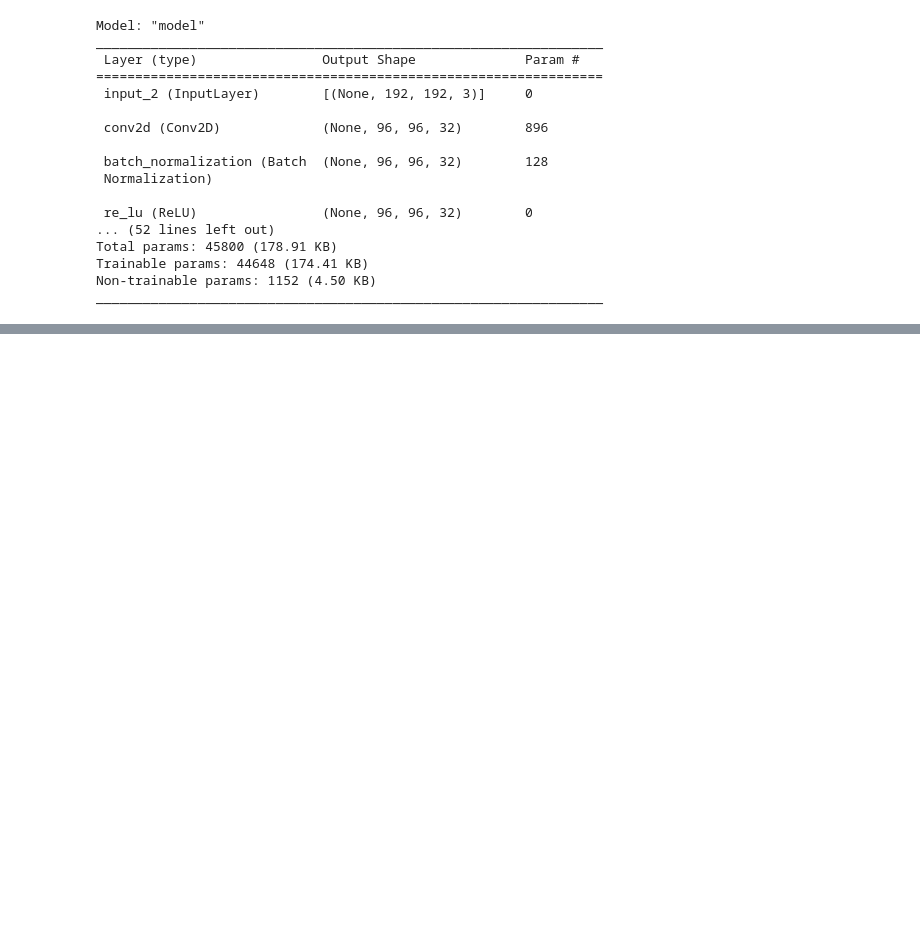
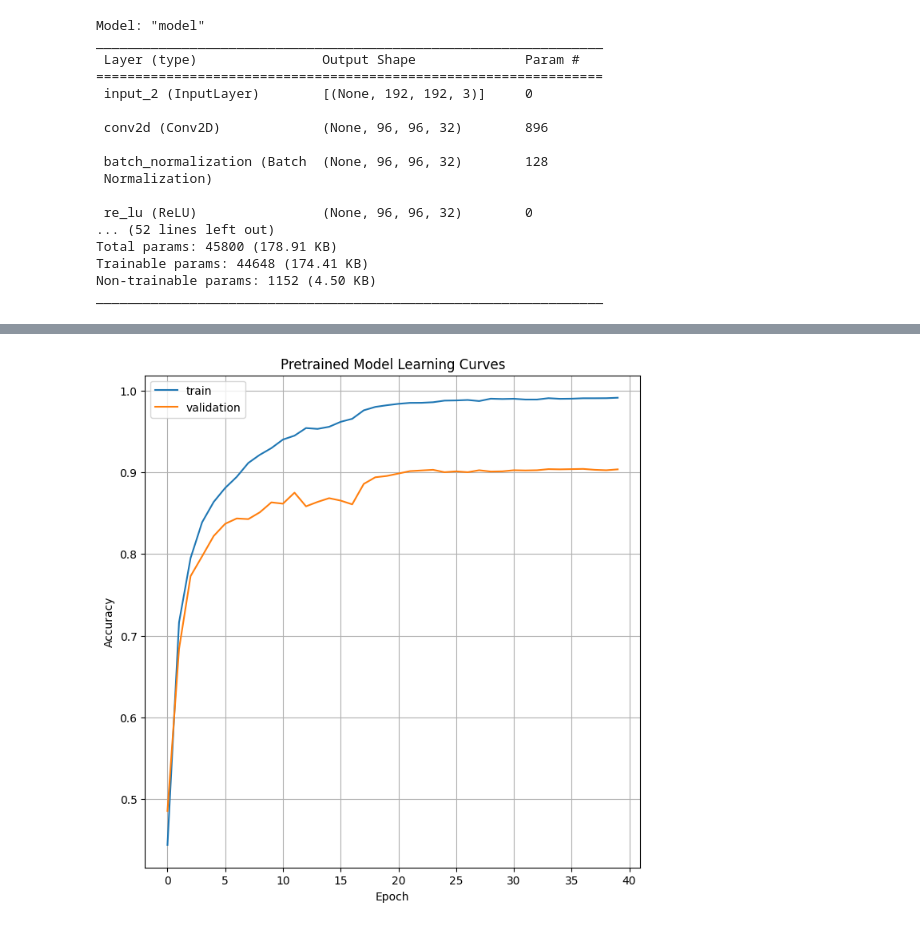
Before and after one commit to vinnichowdary/ImageClassifier, a Jupyter notebook: Petal_to_Metal_Image_Classification.ipynb, the cells around one changed output, grey strips where cells are left out. Cells and saved outputs as stored; diff of their text form; code cells hidden in the pictures; blank space fills up the shorter version.

Commit message:
models Trained and graphs plotted

```diff
--- a/Petal_to_Metal_Image_Classification.ipynb
+++ b/Petal_to_Metal_Image_Classification.ipynb
@@ -262,0 +308,27 @@ _________________________________________________________________
+# %%
+# Train the pretrained MobileNetV2 model
+pretrained_history = pretrained_model.fit(
+    get_training_dataset(),
+    validation_data=get_validation_dataset(),
+    epochs=40,
+    steps_per_epoch=num_training_images // BATCH_SIZE,
+    validation_steps=num_validation_images // BATCH_SIZE,
+    callbacks=[
+        tf.keras.callbacks.ModelCheckpoint(
+            "pretrained_model.h5",
+            monitor="val_accuracy",
+            mode="max",
+            save_best_only=True,
+            save_weights_only=True,
+            verbose=1,
+        ),
+        tf.keras.callbacks.ReduceLROnPlateau(
+            monitor='val_accuracy',
+            mode='max',
+            patience=5,
+            min_lr=1e-6,
+            verbose=2,
+        ),
+    ],
+    verbose=2,
+).history
@@ -262,0 +353,13 @@ _________________________________________________________________
+# %%
+# Plot the learning curves for the pretrained model
+figure, axes = plt.subplots(1, 1, figsize=(8, 8))
+epochs = list(range(len(pretrained_history["loss"])))
+axes.plot(epochs, pretrained_history["accuracy"], label="train")
+axes.plot(epochs, pretrained_history["val_accuracy"], label="validation")
+axes.set_title("Pretrained Model Learning Curves")
+axes.set_xlabel("Epoch")
+axes.set_ylabel("Accuracy")
+axes.legend()
+axes.grid()
+# %% [output]
+[figure, added]
```
Also changed, not shown: parts of 3 cells of this notebook.
